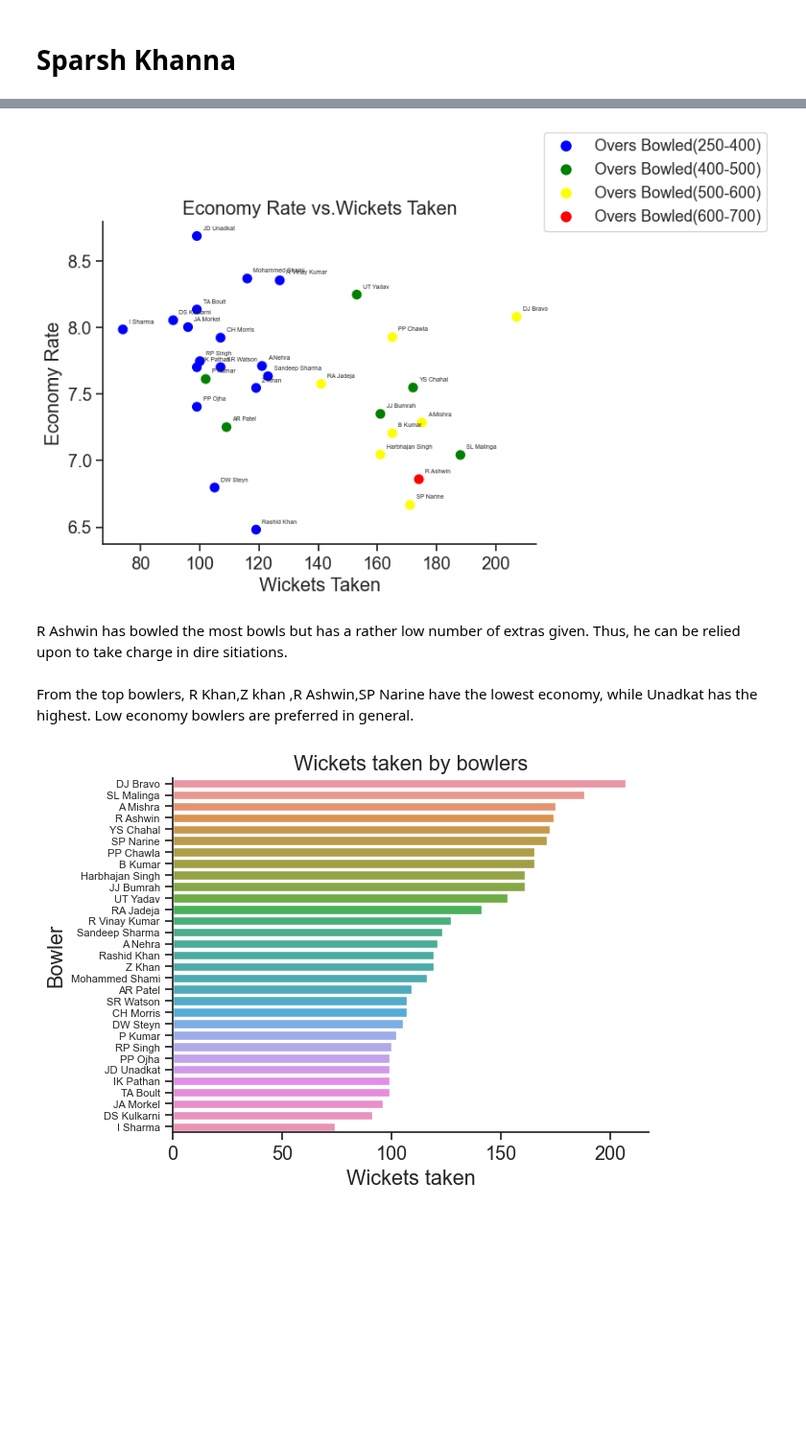
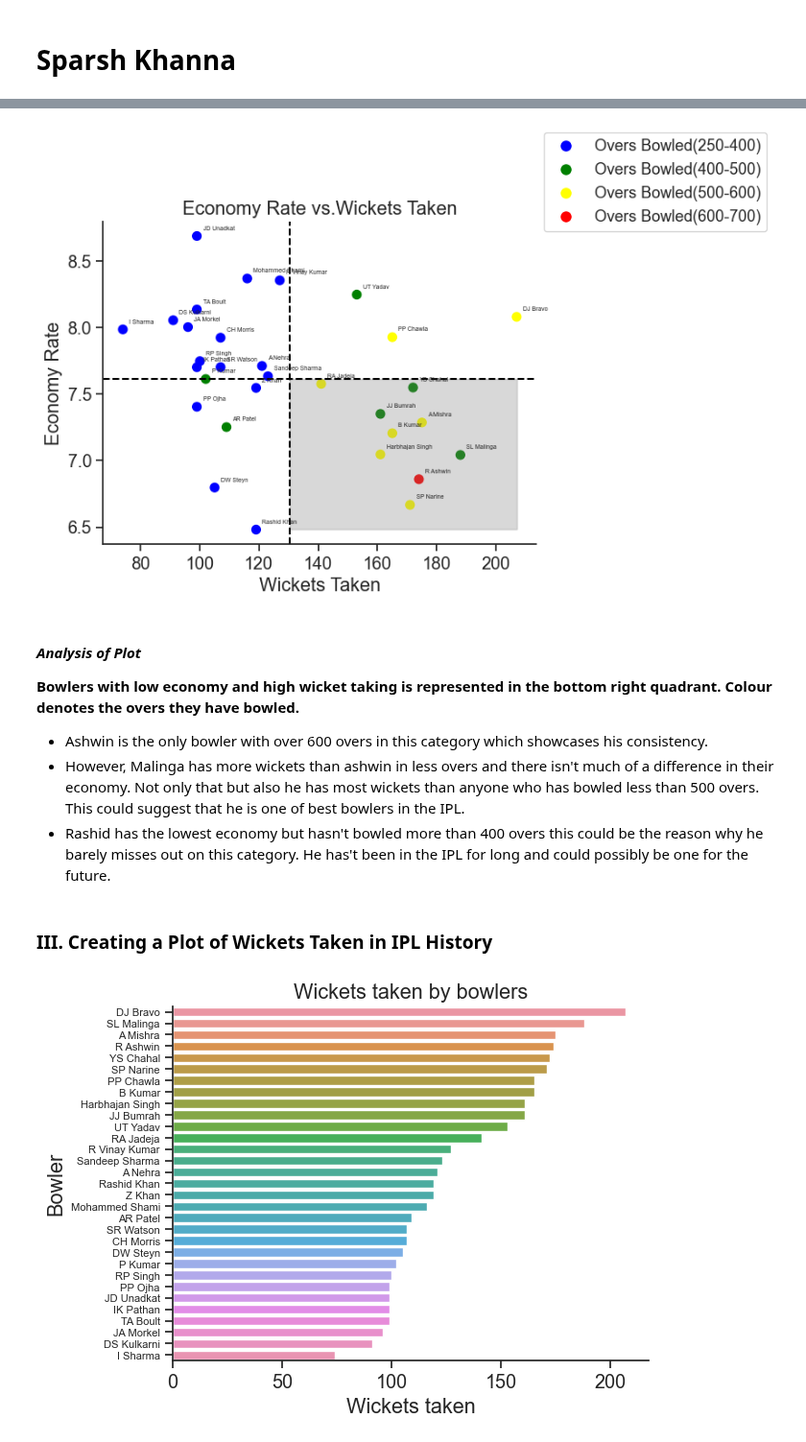
Before and after one commit to ubco-W2022T2-data301/project-group-group60, a Jupyter notebook: analysis/analysis2.ipynb, the cells around one changed output, grey strips where cells are left out. Shown at 96% size. Cells and saved outputs as stored; diff of their text form; code cells hidden in the pictures; blank space fills up the shorter version.

```diff
--- a/analysis/analysis2.ipynb
+++ b/analysis/analysis2.ipynb
@@ -139,37 +95,44 @@ plt.show()
 # %%
-import matplotlib.pyplot as plt
-import pandas as pd
-
 bs = bowler_stats.reset_index()
 
+#CREATING PLOT
 # Create a list of colors based on the economy rate
 color_list = pd.cut(bs['overs_bowled'], bins=[299,400,500,600,700], labels=['blue','green','yellow','red'])
-
 fig, ax = plt.subplots()
 ax.scatter(bs['wickets_taken'],bs['Economy Rate'], c=color_list, s=50)
-
 for i, row in bs.iterrows():
     y, x = row['Economy Rate'], row['wickets_taken']
     label = row['bowler']
     ax.annotate(label, (x, y), textcoords="offset points", xytext=(5,5), ha='left', fontsize=5)
-
 ax.set_ylabel('Economy Rate')
 ax.set_xlabel('Wickets Taken')
 ax.set_title('Economy Rate vs.Wickets Taken')
-
 legend_elements = [plt.Line2D([0], [0], marker='o', color='w', label='Overs Bowled(250-400)', markerfacecolor='blue', markersize=10),
                    plt.Line2D([0], [0], marker='o', color='w', label='Overs Bowled(400-500)', markerfacecolor='green', markersize=10),
                    plt.Line2D([0], [0], marker='o', color='w', label='Overs Bowled(500-600)', markerfacecolor='yellow', markersize=10),
                    plt.Line2D([0], [0], marker='o', color='w', label='Overs Bowled(600-700)', markerfacecolor='red', markersize=10)]
+ax.legend(handles=legend_elements, loc='upper right', fontsize='small', bbox_to_anchor=(1.25, 1.0, 0.3, 0.3))
 
-ax.legend(handles=legend_elements, loc='upper right', fontsize='small', bbox_to_anchor=(1.25, 1.0, 0.3, 0.3))
+# Add average lines
+avg_wickets = bs['wickets_taken'].mean()
+avg_er = bs['Economy Rate'].mean()
+ax.axhline(y=avg_er, color='black', linestyle='--')
+ax.axvline(x=avg_wickets, color='black', linestyle='--')
+
+# Shade bottom right quadrant
+ax.add_patch(patches.Rectangle((avg_wickets, bs['Economy Rate'].min()), bs['wickets_taken'].max()-avg_wickets, avg_er-bs['Economy Rate'].min(), alpha=0.3, color='gray'))
+
 plt.show()
 # %% [output]
-[figure, old version]
+[figure, new version]
-# %% [markdown]
-R Ashwin has bowled the most bowls but has a rather low number of extras given. Thus, he can be relied upon to take charge in dire sitiations.
-# %% [markdown]
-From the top bowlers, R Khan,Z khan ,R Ashwin,SP Narine have the lowest economy, while Unadkat has the highest. Low economy bowlers are preferred in general.
+# %% [markdown]
+#### *Analysis of Plot*
+**Bowlers with low economy and high wicket taking is represented in the bottom right quadrant. Colour denotes the overs they have bowled.**
+ * Ashwin is the only bowler with over 600 overs in this category which showcases his consistency.
+ * However, Malinga has more wickets than ashwin in less overs and there isn't much of a difference in their economy. Not only that but also he has most wickets than anyone who has bowled less than 500 overs. This could suggest that he is one of best bowlers in the IPL.
+ * Rashid has the lowest economy but hasn't bowled more than 400 overs this could be the reason why he barely misses out on this category. He has't been in the IPL for long and could possibly be one for the future.
+# %% [markdown]
+### **III. Creating a Plot of Wickets Taken in IPL History**
 # %%
 sns.barplot(data=bs, x="wickets_taken", y="bowler")
 plt.title('Wickets taken by bowlers')
```
Also changed, not shown: parts of 48 cells of this notebook.
